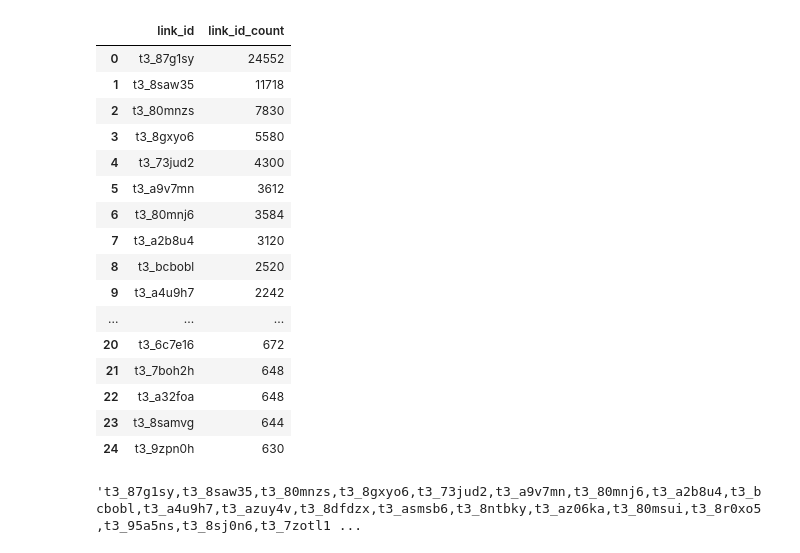
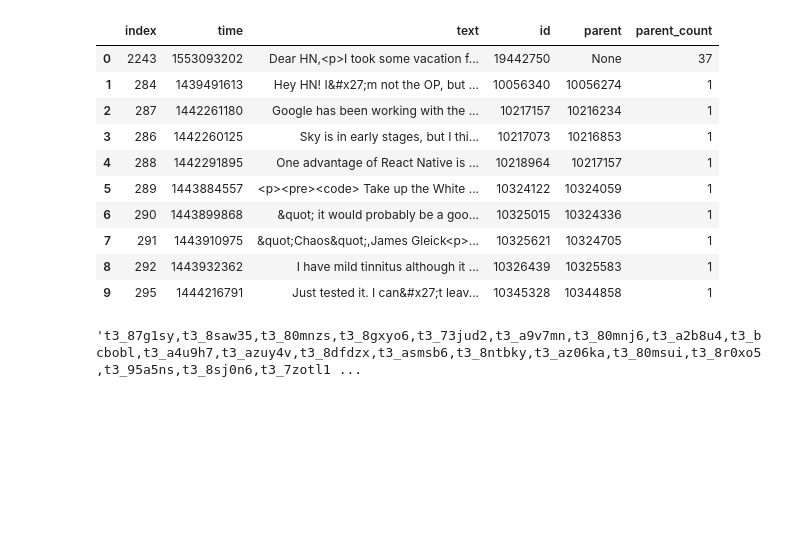
Before and after one commit to andrewbierbaum/InsightProject, a Jupyter notebook: RandomAndWorking.ipynb, the cells around one changed output. Drawn from its saved outputs; the diff is of its cells as text; code cells hidden in the pictures; blank space fills up the shorter version.

```diff
--- a/RandomAndWorking.ipynb
+++ b/RandomAndWorking.ipynb
@@ -1,49 +1,50 @@
 # %%
 import dash
 import dash_core_components as dcc
 import dash_html_components as html
 import csv
 import pandas
 from datetime import datetime
 import numpy
 import sqlite3
 import urllib
 #hackernews api works with requests
 import requests
 import json
 from pandas.io.json import json_normalize
 
 conn = sqlite3.connect('TechGraph.db')
 cur = conn.cursor()
 
-df_cross_posts = pandas.read_sql("SELECT Reddit_flutter.link_id, count(*) as link_id_count FROM Reddit_flutter JOIN Reddit_xamarin ON Reddit_flutter.link_id = Reddit_xamarin.link_id JOIN Reddit_react_native ON Reddit_xamarin.link_id = Reddit_react_native.link_id GROUP BY Reddit_flutter.link_id ORDER BY link_id_count DESC LIMIT 25", conn)
-df_cross_posts
+# df_cross_posts = pandas.read_sql("SELECT Reddit_flutter.link_id, count(*) as link_id_count FROM Reddit_flutter JOIN Reddit_xamarin ON Reddit_flutter.link_id = Reddit_xamarin.link_id JOIN Reddit_react_native ON Reddit_xamarin.link_id = Reddit_react_native.link_id GROUP BY Reddit_flutter.link_id ORDER BY link_id_count DESC LIMIT 25", conn)
+# df_cross_posts
+
+df = pandas.read_sql("SELECT *, count(*) as parent_count From HackerNews_flutter GROUP BY parent LIMIT 10", conn)
+df
+
+
+# df_cross_posts
+
 # flutter_url = "https://api.pushshift.io/reddit/search/submission/?ids={}".format(last_timestamp)
 # flutter_file = urllib.urlopen(flutter_url)
 # flutter_data = flutter_file.read()
 # flutter_data_json = json.loads(flutter_data)
 # if flutter_data_json['data']:
 #     df = json_normalize(flutter_data_json['data'])
 #     df = df[['created_utc', 'body', 'subreddit_id', 'link_id', 'parent_id','score', 'id', 'subreddit']]
 #     df.to_sql("Reddit_flutter",conn, if_exists='append', index = False)
 # %% [output]
-|  | link_id | link_id_count |
-| 0 | t3_87g1sy | 24552 |
-| 1 | t3_8saw35 | 11718 |
-| 2 | t3_80mnzs | 7830 |
-| 3 | t3_8gxyo6 | 5580 |
-| 4 | t3_73jud2 | 4300 |
-| 5 | t3_a9v7mn | 3612 |
-| 6 | t3_80mnj6 | 3584 |
-| 7 | t3_a2b8u4 | 3120 |
-| 8 | t3_bcbobl | 2520 |
-| 9 | t3_a4u9h7 | 2242 |
-| ... | ... | ... |
-| 20 | t3_6c7e16 | 672 |
-| 21 | t3_7boh2h | 648 |
-| 22 | t3_a32foa | 648 |
-| 23 | t3_8samvg | 644 |
-| 24 | t3_9zpn0h | 630 |
+|  | index | time | text | id | parent | parent_count |
+| 0 | 2243 | 1553093202 | Dear HN,<p>I took some vacation f... | 19442750 | None | 37 |
+| 1 | 284 | 1439491613 | Hey HN! I&#x27;m not the OP, but ... | 10056340 | 10056274 | 1 |
+| 2 | 287 | 1442261180 | Google has been working with the ... | 10217157 | 10216234 | 1 |
+| 3 | 286 | 1442260125 | Sky is in early stages, but I thi... | 10217073 | 10216853 | 1 |
+| 4 | 288 | 1442291895 | One advantage of React Native is ... | 10218964 | 10217157 | 1 |
+| 5 | 289 | 1443884557 | <p><pre><code> Take up the White ... | 10324122 | 10324059 | 1 |
+| 6 | 290 | 1443899868 | &quot; it would probably be a goo... | 10325015 | 10324336 | 1 |
+| 7 | 291 | 1443910975 | &quot;Chaos&quot;,James Gleick<p>... | 10325621 | 10324705 | 1 |
+| 8 | 292 | 1443932362 | I have mild tinnitus although it ... | 10326439 | 10325583 | 1 |
+| 9 | 295 | 1444216791 | Just tested it. I can&#x27;t leav... | 10345328 | 10344858 | 1 |
 # %%
 s = ','
 idlist = s.join(df_cross_posts['link_id'])
```
Also changed, not shown: 5 other files.
